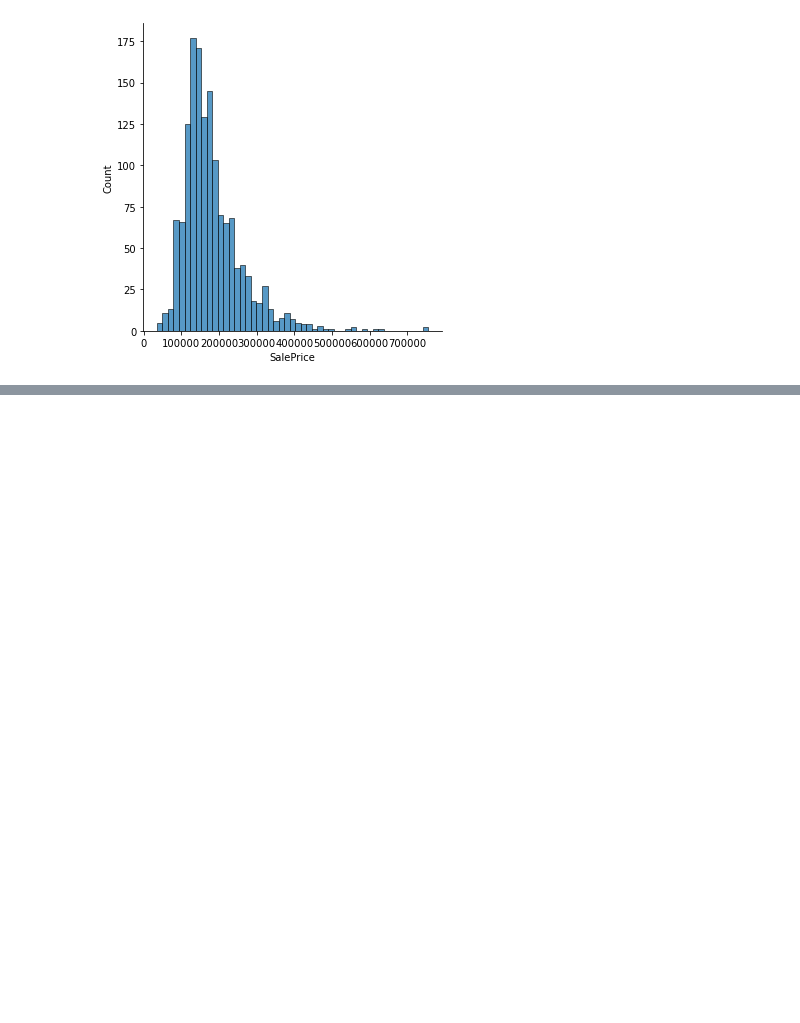
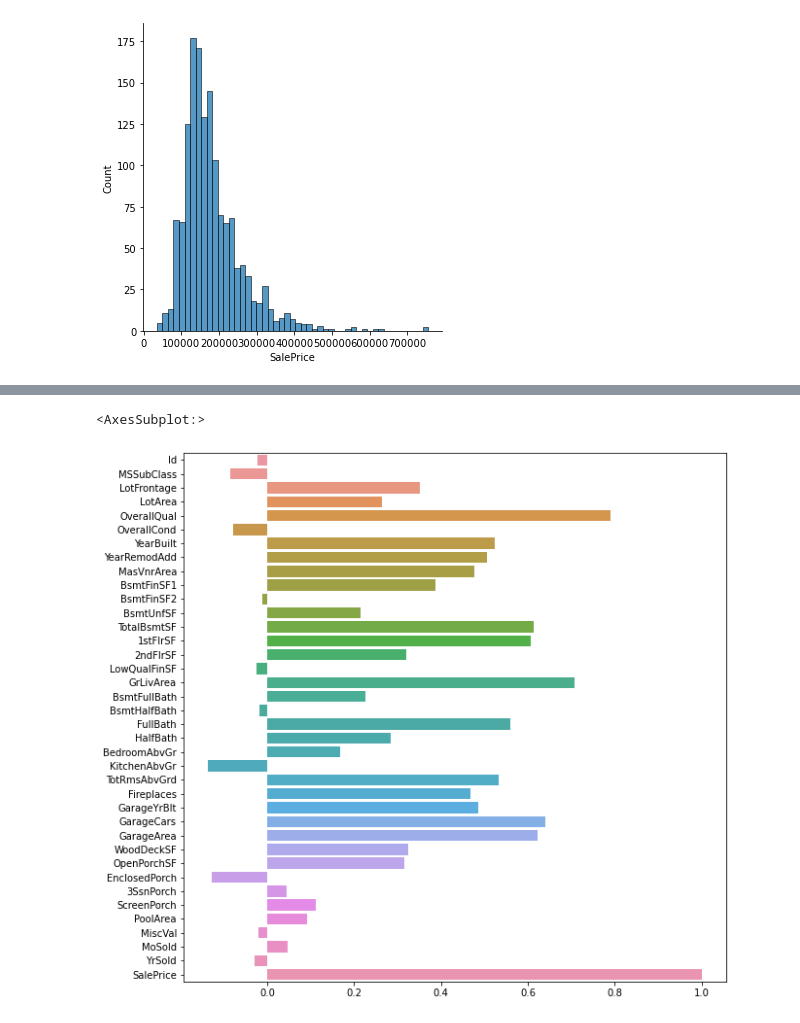
Before and after one commit to Sharan-121/House-Price-Prediction, a Jupyter notebook: House Price Prediction.ipynb, the cells around one changed output, grey strips where cells are left out. Drawn from its saved outputs; the diff is of its cells as text; code cells hidden in the pictures; blank space fills up the shorter version.

```diff
--- a/House Price Prediction.ipynb
+++ b/House Price Prediction.ipynb
@@ -85,0 +115,8 @@ sns.displot(copy_train["SalePrice"]);
+# %%
+## Viewing correlation between Target variable and Feature variables
+correlation = copy_train.corr()
+fig,ax = plt.subplots(figsize=(10,10))
+sns.barplot(x = correlation["SalePrice"].values,y =correlation["SalePrice"].index)
+# %% [output]
+<AxesSubplot:>
+[figure, added]
```
Also changed, not shown: parts of 4 cells of this notebook.
